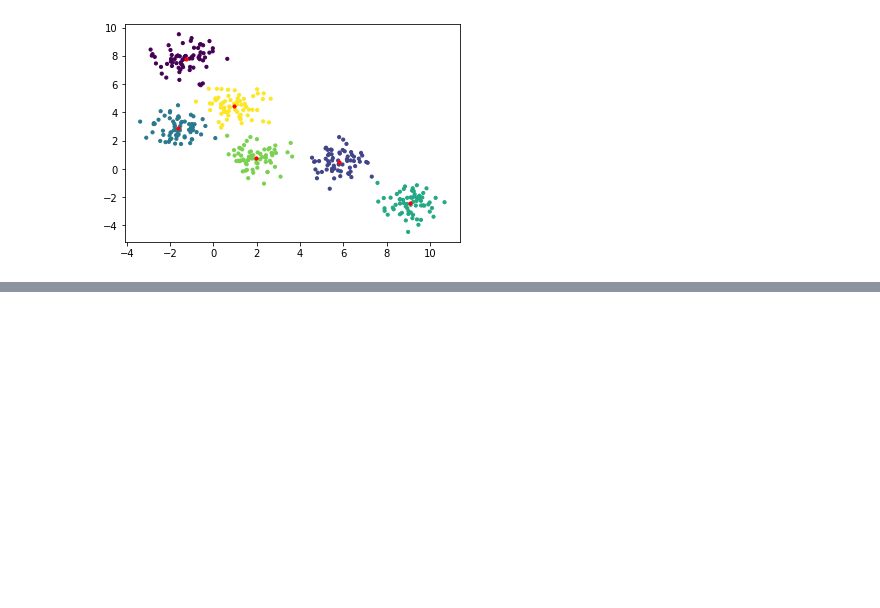
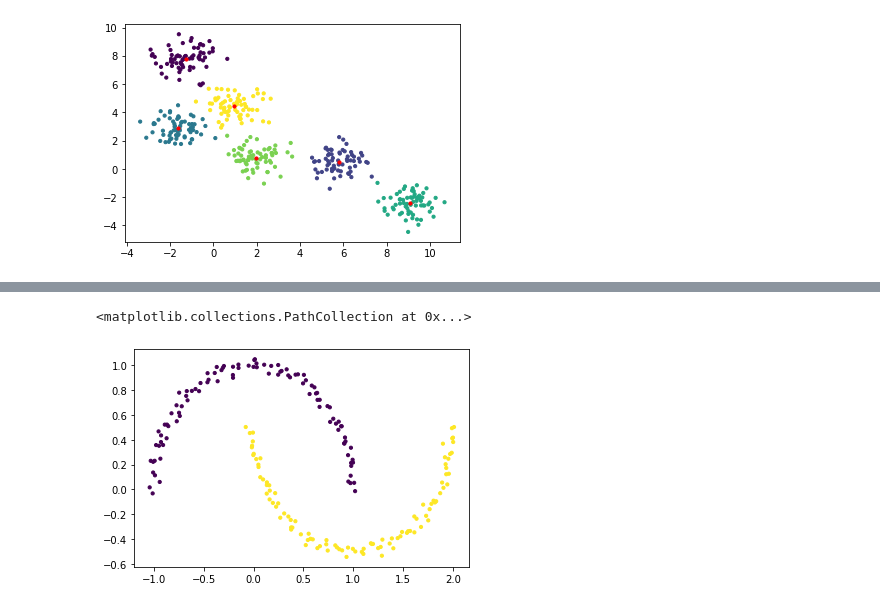
Before and after one commit to DerinOgrenme2021/GizemUnal, a Jupyter notebook: Clustering.ipynb, the cells around one changed output, grey strips where cells are left out. Cells and saved outputs as stored; diff of their text form; code cells hidden in the pictures; blank space fills up the shorter version.

```diff
--- a/Clustering.ipynb
+++ b/Clustering.ipynb
@@ -44,0 +58,8 @@ plt.scatter(cent[:,0],cent[:,1], c='red', s=10)
+# %%
+from sklearn.cluster import SpectralClustering
+model = SpectralClustering(n_clusters=2, affinity='nearest_neighbors', assign_labels='kmeans')
+labels= model.fit_predict(X)
+plt.scatter(X[:,0],X[:,1], c=labels, s=10)
+# %% [output]
+<matplotlib.collections.PathCollection at 0x...>
+[figure, added]
```
Also changed, not shown: parts of 2 cells of this notebook.
